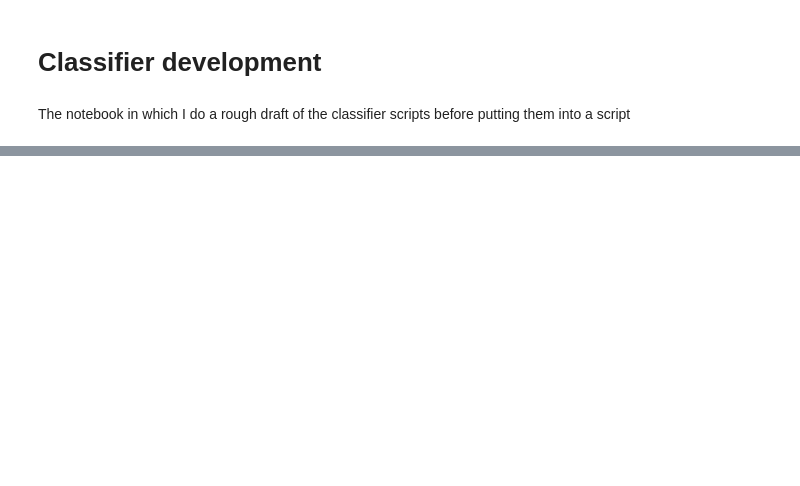
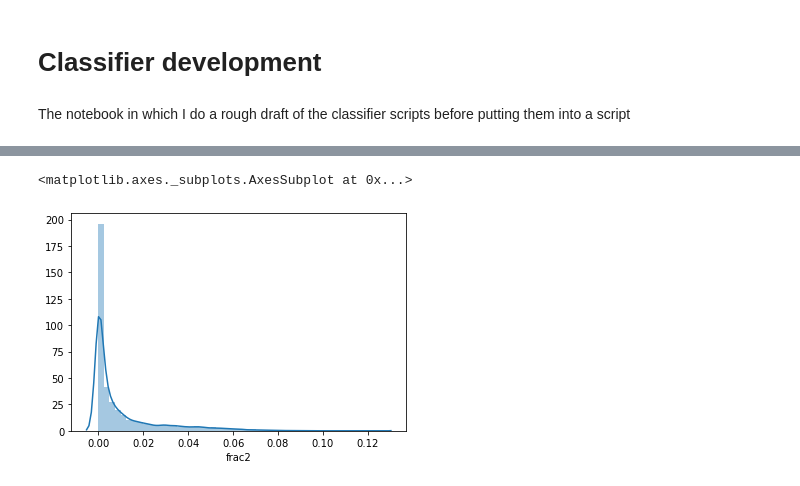
Before and after one commit to crboothb/sciencemag-careers-analysis, a Jupyter notebook: scripts/classifier.ipynb, the cells around one changed output, grey strips where cells are left out. Drawn from its saved outputs; the diff is of its cells as text; code cells hidden in the pictures; blank space fills up the shorter version.

```diff
--- a/scripts/classifier.ipynb
+++ b/scripts/classifier.ipynb
@@ -406,0 +372,5 @@ plt.savefig("../figs/pronounsovertime.png")
+# %%
+sns.distplot(counts_df["frac2"])
+# %% [output]
+<matplotlib.axes._subplots.AxesSubplot at 0x...>
+[figure, added]
```
Also changed, not shown: parts of 24 cells of this notebook, 1 other file.
